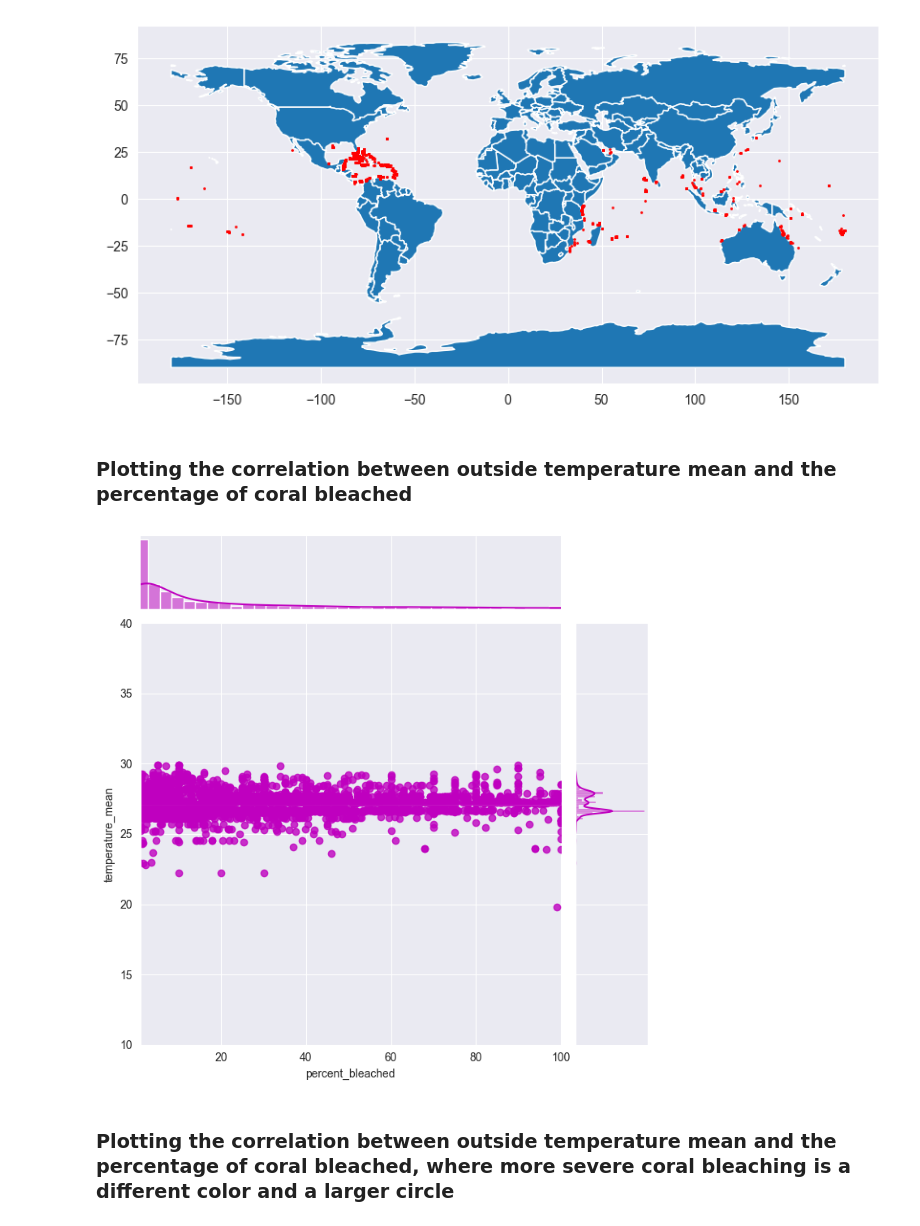
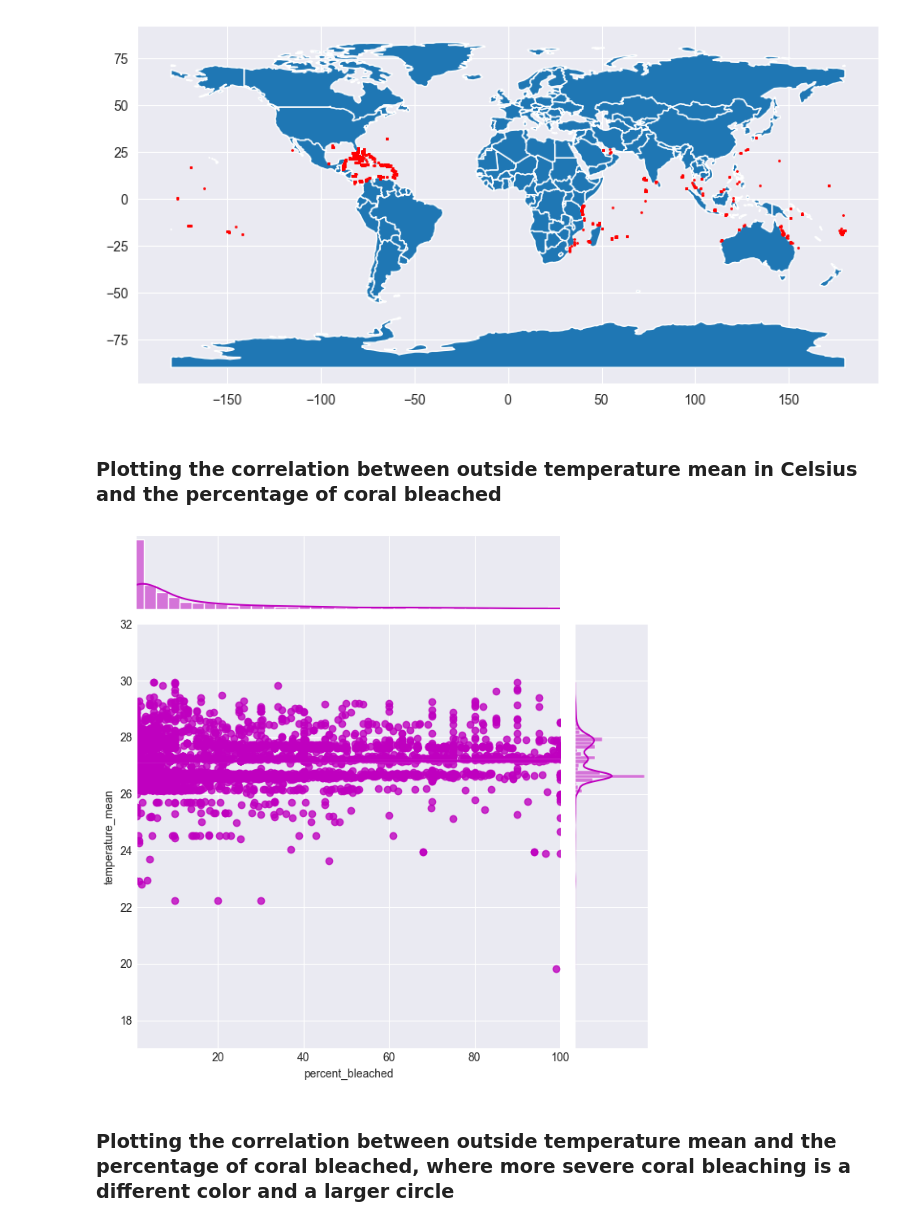
Before and after one commit to S-Romberg/ocean_temp_prediction, a Jupyter notebook: Linear Regression - Predicting Coral Bleaching/linear_regression.ipynb, the cells around one changed output. Saved outputs shown, nothing was run; the diff lists cells and outputs as text; code cells hidden in the pictures.

Commit message:
updated graph to show more granular data

```diff
--- a/Linear Regression - Predicting Coral Bleaching/linear_regression.ipynb
+++ b/Linear Regression - Predicting Coral Bleaching/linear_regression.ipynb
@@ -143,14 +143,14 @@ gdf.plot(ax=world.plot(figsize=(10, 6)), marker='o', color='red', markersize=1);
 # %% [output]
 [figure]
 # %% [markdown]
-### Plotting the correlation between outside temperature mean and the percentage of coral bleached
+### Plotting the correlation between outside temperature mean in Celsius and the percentage of coral bleached
 # %%
 g = sns.jointplot(y="temperature_mean", x="percent_bleached", data=train_dataset,
                   kind="reg", truncate=False,
-                  ylim=(10, 40), xlim=(1,100),
+                  ylim=(17, 32), xlim=(1,100),
                   color="m", height=7)
 # %% [output]
-[figure, old version]
+[figure, new version]
 # %% [markdown]
 ### Plotting the correlation between outside temperature mean and the percentage of coral bleached, where more severe coral bleaching is a different color and a larger circle
 # %%
```
